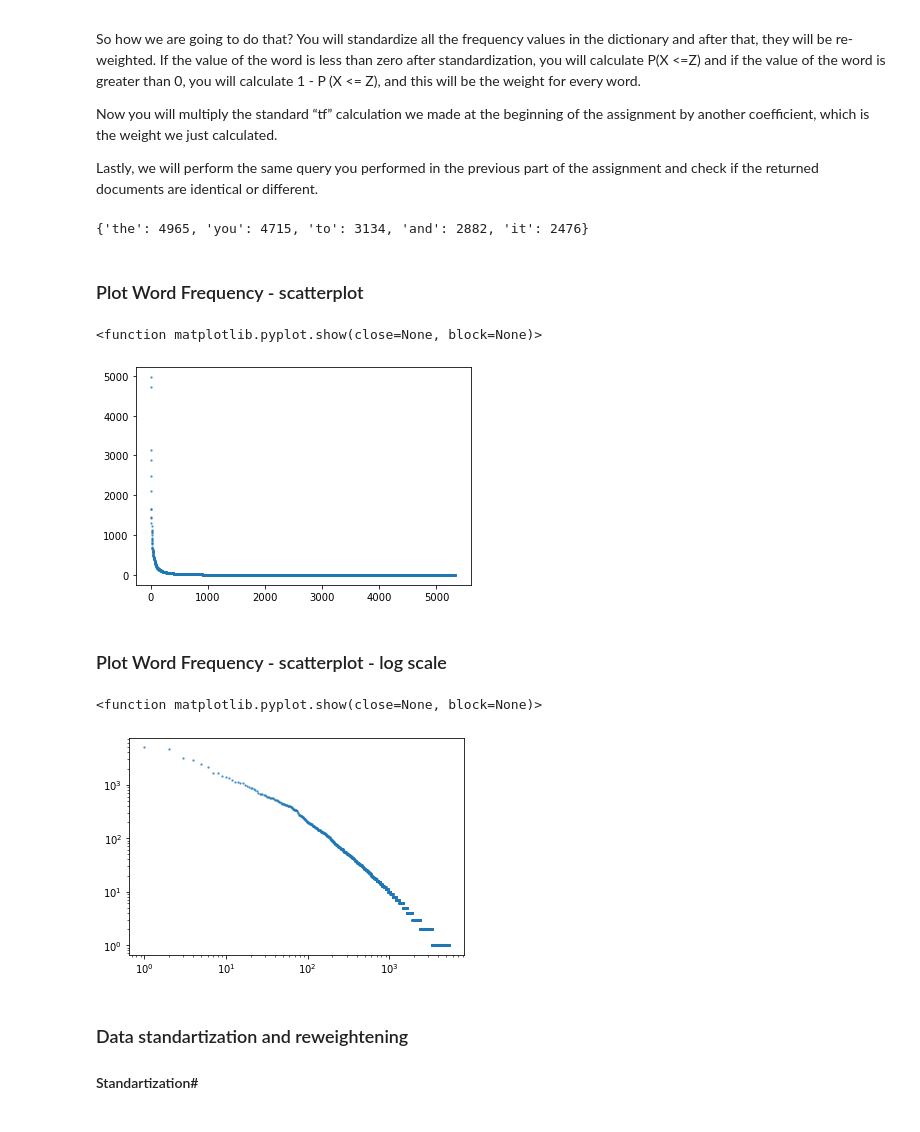
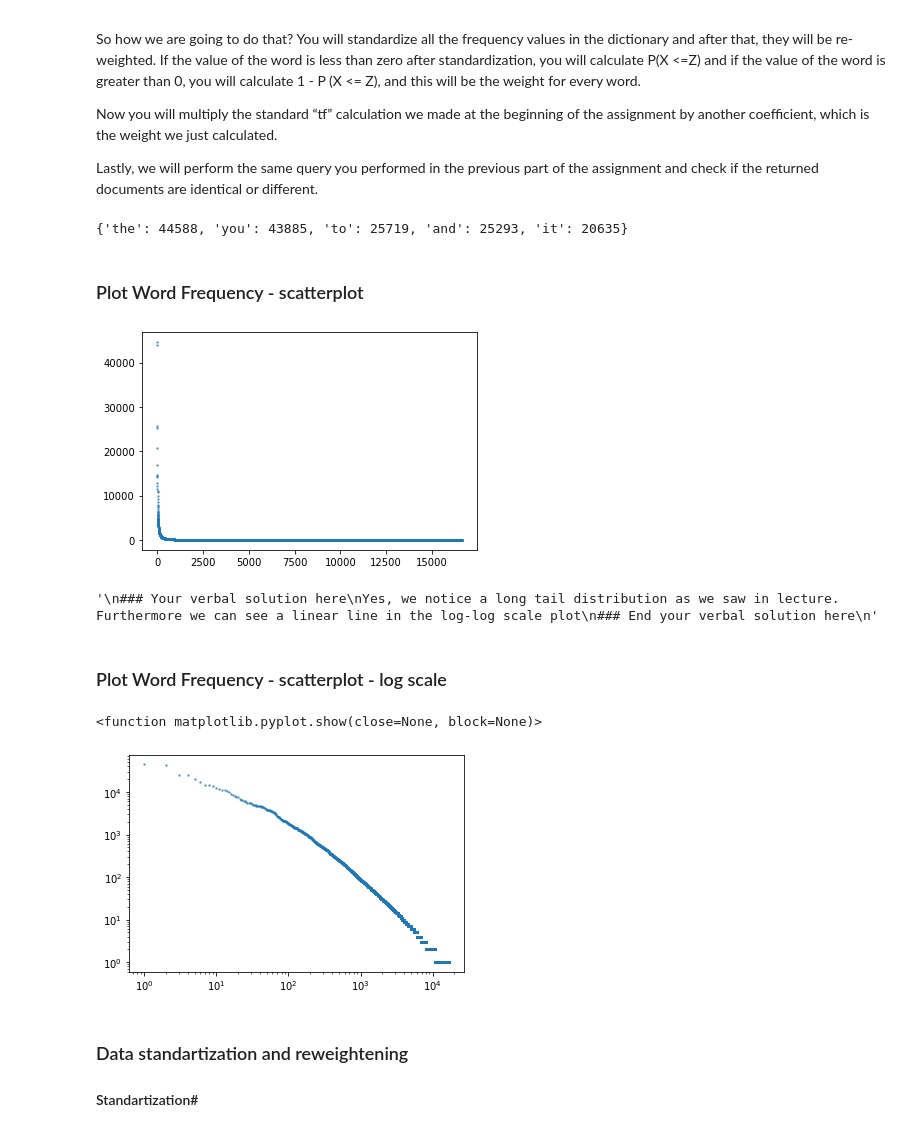
Before and after one commit to Ilan-v/IRRS_Project, a Jupyter notebook: part1/HW1 2022.ipynb, the cells around one changed output. Cells and saved outputs as stored; diff of their text form; code cells hidden in the pictures.

```diff
--- a/part1/HW1 2022.ipynb
+++ b/part1/HW1 2022.ipynb
@@ -71,13 +71,13 @@ from nltk.corpus import stopwords
 # Debug
 """ you can change this cell """
 # %%
-DEBUG = True
+DEBUG = False
 """
 Recommended to start with a small number to get a feeling for the preprocessing with prints (N_ROWS_FOR_DEBUG = 2)
 later increase this number for 5*10**3 in order to see that the code runs at reasonable speed.
 When setting Debug == False, our code implements bow.fit() in 15-20 minutes according to the tqdm progress bar. Your solution is not supposed to be much further than that.
 """
-N_ROWS_FOR_DEBUG = 5*10**2
+N_ROWS_FOR_DEBUG = 5*10**3
 # %% [markdown]
 # Config
 # %%
@@ -536,26 +540,27 @@ top_5_frequant_words = find_k_most_frequant_words(5, totalFrequency)
 # %%
 top_5_frequant_words
 # %% [output]
-{'the': 4965, 'you': 4715, 'to': 3134, 'and': 2882, 'it': 2476}
+{'the': 44588, 'you': 43885, 'to': 25719, 'and': 25293, 'it': 20635}
 # %% [markdown]
 ### Plot Word Frequency - scatterplot
 # %%
 word_id = range(1, len(totalFrequency)+1)
 frequency_values = sorted(totalFrequency.values(),reverse=True)
 
 plt.scatter(word_id, frequency_values, s=2, alpha=0.6)
-plt.show
+plt.show()
 # %% [output]
-<function matplotlib.pyplot.show(close=None, block=None)>
-[figure, old version]
+[figure, new version]
 # %%
 #Does the plot follow Zips' law?
 
 """
 ### Your verbal solution here
-TODO
+Yes, we notice a long tail distribution as we saw in lecture. Furthermore we can see a linear line in the log-log scale plot
 ### End your verbal solution here
 """
+# %% [output]
+'\n### Your verbal solution here\nYes, we notice a long tail distribution as we saw in lecture. Furthermore we can see a linear line in the log-log scale plot\n### End your verbal solution here\n'
 # %% [markdown]
 ### Plot Word Frequency - scatterplot - log scale
 # %%
@@ -568,7 +573,7 @@ plt.show
 ### END YOUR CODE
 # %% [output]
 <function matplotlib.pyplot.show(close=None, block=None)>
-[figure, old version]
+[figure, new version]
 # %% [markdown]
 ### Data standartization and reweightening
 
```
Also changed, not shown: parts of 13 cells of this notebook.
